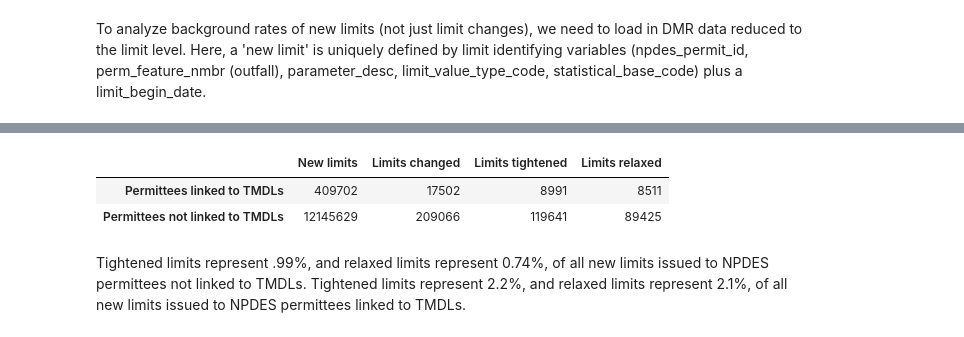
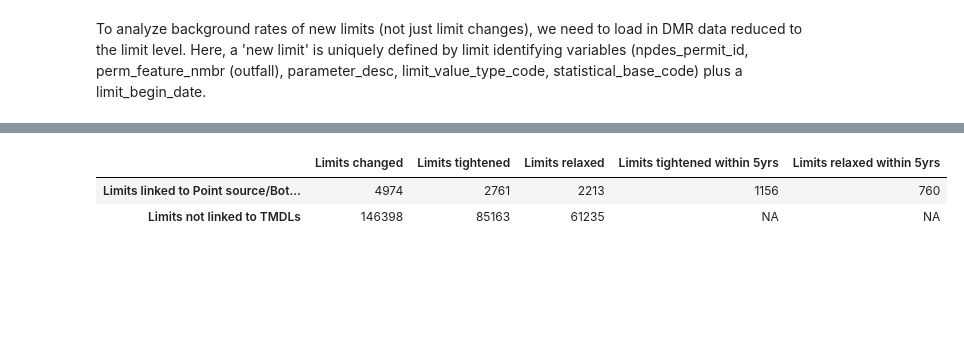
Before and after one commit to reglab/TMDLs_archived, a Jupyter notebook: TMDLs_limit_changes.ipynb, the cells around one changed output, grey strips where cells are left out. Saved outputs shown, nothing was run; the diff lists cells and outputs as text; code cells hidden in the pictures; blank space fills up the shorter version.

```diff
--- a/TMDLs_limit_changes.ipynb
+++ b/TMDLs_limit_changes.ipynb
@@ -467,6 +467,6 @@ Now we're ready to merge limits with TMDL-NPDES permittee observations on the ba
 # Merge with parameter-pollutant linkage table
 limit_changes = limit_changes.merge(pollutant_parameter_links, on='parameter_desc', how='inner')
 # Merge with TMDLs
-tmdls_limits_merged = limit_changes.merge(tmdls_merged, on=['npdes_permit_id', 'pollutantName'], how='inner')
+tmdls_limit_changes_merged = limit_changes.merge(tmdls_merged, on=['npdes_permit_id', 'pollutantName'], how='inner')
 # %%
 # TMDL sample size check
@@ -475,12 +475,12 @@ print(len(tmdls_limits_merged.drop_duplicates('actionIdentifier')))
 753
 # %%
 # Keep only permits issued pre-TMDL
-tmdls_limits_merged = tmdls_limits_merged.merge(permit_data[['npdes_permit_id', 'original_issue_date']],
-                                                on='npdes_permit_id')
-tmdls_limits_merged = tmdls_limits_merged[tmdls_limits_merged['TMDLDate'] > tmdls_limits_merged['original_issue_date']]
+tmdls_limit_changes_merged = tmdls_limit_changes_merged.merge(permit_data[['npdes_permit_id', 'original_issue_date']],
+                                                              on='npdes_permit_id')
+tmdls_limit_changes_merged = tmdls_limit_changes_merged[tmdls_limit_changes_merged['TMDLDate'] > tmdls_limit_changes_merged['original_issue_date']]
 
 # Each observation needs to be a unique limit x TMDL observation - so drop limit x TMDL duplicates
-tmdls_limits_merged.drop_duplicates(
+tmdls_limit_changes_merged.drop_duplicates(
     ['npdes_permit_id', 'perm_feature_nmbr', 'parameter_desc', 'limit_value_type_code', 'statistical_base_code',
      'limit_change_date', 'actionIdentifier'], inplace=True)
 # %%
@@ -492,16 +492,16 @@ print(len(tmdls_limits_merged.drop_duplicates('actionIdentifier')))
 Finally, let's create flags for our features of interest:
 # %%
 # Create flag for limit changing within 5 years post-TMDL
-tmdls_limits_merged['limit_change_within_5yrs'] = ((tmdls_limits_merged['limit_change_date'] - tmdls_limits_merged[
-    'TMDLDate']) <= timedelta(days=365 * 5)) & ((tmdls_limits_merged['limit_change_date'] - tmdls_limits_merged[
+tmdls_limit_changes_merged['limit_change_within_5yrs'] = ((tmdls_limit_changes_merged['limit_change_date'] - tmdls_limit_changes_merged[
+    'TMDLDate']) <= timedelta(days=365 * 5)) & ((tmdls_limit_changes_merged['limit_change_date'] - tmdls_limit_changes_merged[
     'TMDLDate']) > timedelta(days=0))
 # Create flag for limit changing within 5 years pre-TMDL (for comparison)
-tmdls_limits_merged['limit_change_within_-5yrs'] = ((tmdls_limits_merged['limit_change_date'] - tmdls_limits_merged[
-    'TMDLDate']) >= timedelta(days=-365 * 5)) & ((tmdls_limits_merged['limit_change_date'] - tmdls_limits_merged[
+tmdls_limit_changes_merged['limit_change_within_-5yrs'] = ((tmdls_limit_changes_merged['limit_change_date'] - tmdls_limit_changes_merged[
+    'TMDLDate']) >= timedelta(days=-365 * 5)) & ((tmdls_limit_changes_merged['limit_change_date'] - tmdls_limit_changes_merged[
     'TMDLDate']) < timedelta(days=0))
 
 # Calculate delay time between TMDL and limit change
-tmdls_limits_merged['limit_change_delay'] = (tmdls_limits_merged['limit_change_date'] - tmdls_limits_merged[
+tmdls_limit_changes_merged['limit_change_delay'] = (tmdls_limit_changes_merged['limit_change_date'] - tmdls_limit_changes_merged[
     'TMDLDate']) / timedelta(days=1)
 # %% [markdown]
 ### What are the characteristics of this sample?
@@ -791,3 +789,6 @@ npdes_linked = list(tmdls_limits_merged['npdes_permit_id'].unique())
+# %%
+npdes_linked = list(tmdls_merged['npdes_permit_id'].unique())
+limit_changes['npdes_linked'] = limit_changes['npdes_permit_id'].apply(lambda x: x in npdes_linked)
 # %%
 plt.style.use('default')
 plt.figure(figsize=(12, 8));
@@ -867,19 +864,19 @@ plt.title('Limit change dates for NPDES permittees');
 # %%
 pd.DataFrame(
-    data={'New limits': [len(limits_all[limits_all['linked_to_TMDL']]), len(limits_all[~limits_all['linked_to_TMDL']])],
-          'Limits changed': [len(limit_changes[limit_changes['linked_to_TMDL']]),
+    data={'Limits changed': [len(tmdls_limit_changes_merged),
                              len(limit_changes[~limit_changes['linked_to_TMDL']])],
-          'Limits tightened': [len(limit_changes[(limit_changes['linked_to_TMDL']) & (limit_changes['limit_tighten'])]),
+          'Limits tightened': [len(tmdls_limit_changes_merged[tmdls_limit_changes_merged['limit_tighten']]),
                                len(limit_changes[
                                        (~limit_changes['linked_to_TMDL']) & (limit_changes['limit_tighten'])])],
-          'Limits relaxed': [len(limit_changes[(limit_changes['linked_to_TMDL']) & (~limit_changes['limit_tighten'])]),
+          'Limits relaxed': [len(tmdls_limit_changes_merged[~tmdls_limit_changes_merged['limit_tighten']]),
                              len(limit_changes[
-                                     (~limit_changes['linked_to_TMDL']) & (~limit_changes['limit_tighten'])])]},
-    index=['Permittees linked to TMDLs', 'Permittees not linked to TMDLs'])
+                                     (~limit_changes['linked_to_TMDL']) & (~limit_changes['limit_tighten'])])],
+          'Limits tightened within 5yrs': [len(tmdls_limit_changes_merged[(tmdls_limit_changes_merged['limit_tighten']) &
+                                            (tmdls_limit_changes_merged['limit_change_within_5yrs'])]), 'NA'],
+          'Limits relaxed within 5yrs': [len(tmdls_limit_changes_merged[(~tmdls_limit_changes_merged['limit_tighten']) &
+                                                                        (tmdls_limit_changes_merged['limit_change_within_5yrs'])]), 'NA']},
+    index=['Limits linked to Point source/Both/Unknown TMDLs by location, pollutant', 'Limits not linked to TMDLs'])
 # %% [output]
-|  | New limits | Limits changed | Limits tightened | Limits relaxed |
-| Permittees linked to TMDLs | 409702 | 17502 | 8991 | 8511 |
-| Permittees not linked to TMDLs | 12145629 | 209066 | 119641 | 89425 |
+|  | Limits changed | Limits tightened | Limits relaxed | Limits tightened within 5yrs | Limits relaxed within 5yrs |
+| Limits linked to Point source/Bot... | 4974 | 2761 | 2213 | 1156 | 760 |
+| Limits not linked to TMDLs | 146398 | 85163 | 61235 | NA | NA |
-# %% [markdown]
-Tightened limits represent .99%, and relaxed limits represent 0.74%, of all new limits issued to NPDES permittees not linked to TMDLs.
-Tightened limits represent 2.2%, and relaxed limits represent 2.1%, of all new limits issued to NPDES permittees linked to TMDLs.
```
Also changed, not shown: parts of 27 cells of this notebook.
